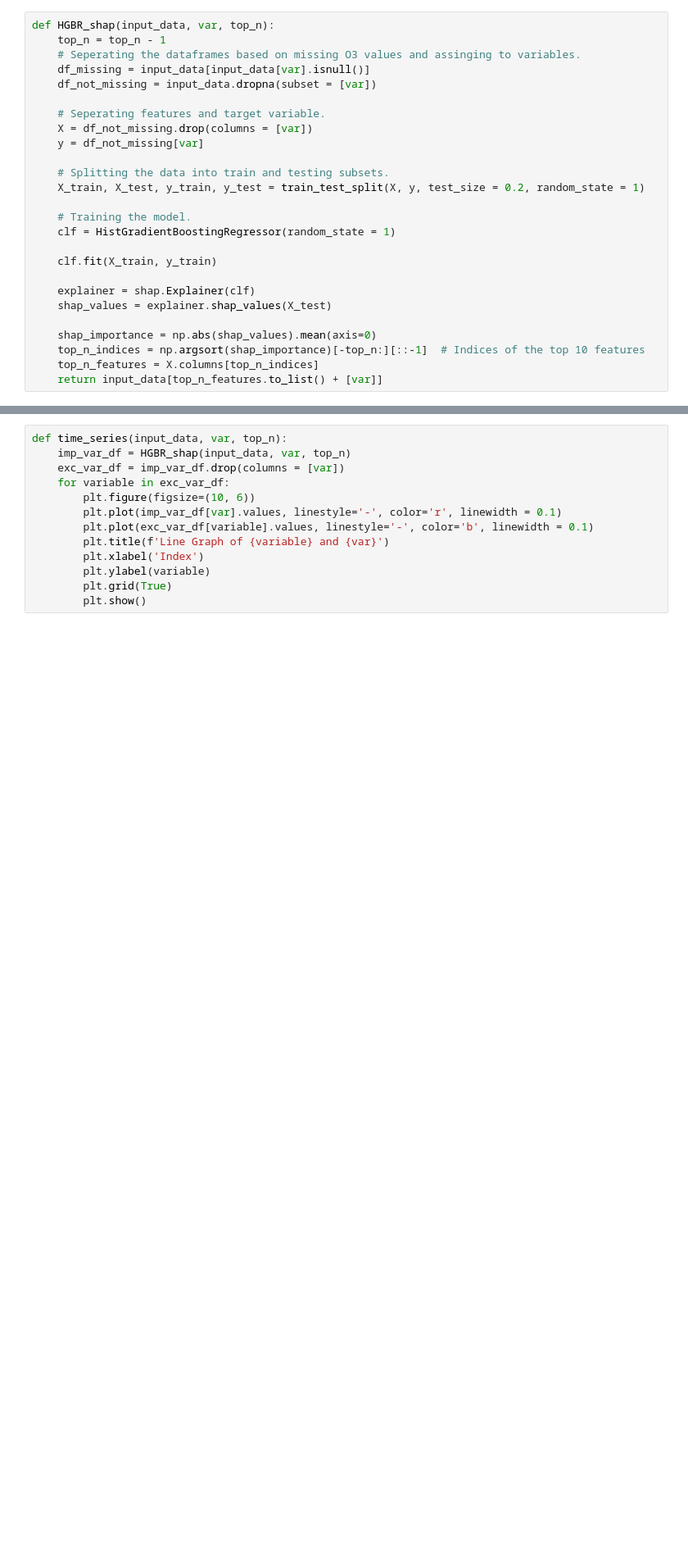
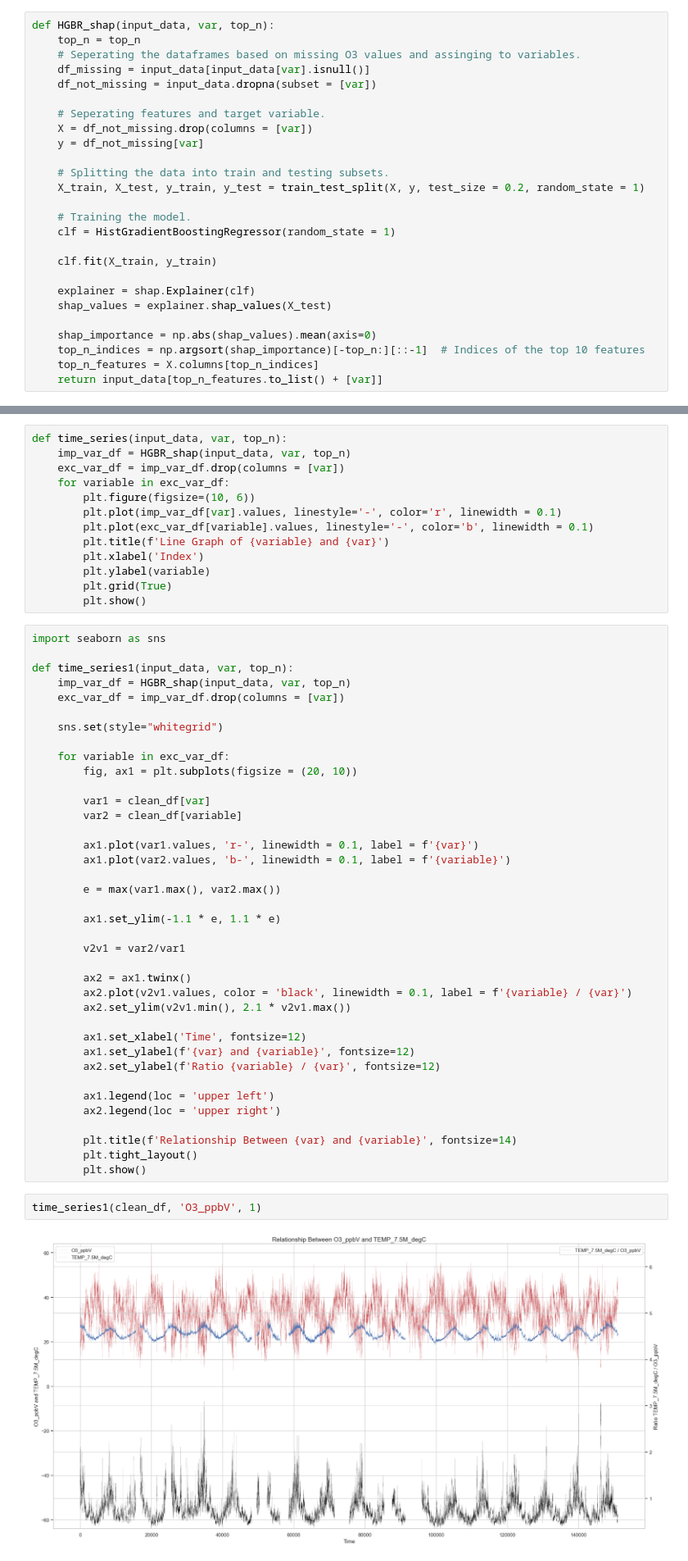
Before and after one commit to Callummmmmmm/ML-Project, a Jupyter notebook: Code/ml_model_test.ipynb, the cells around one changed output, grey strips where cells are left out. Shown at 82% size. Saved outputs shown, nothing was run; the diff lists cells and outputs as text; blank space fills up the shorter version.

Commit message:
Updated Plot Function

```diff
--- a/Code/ml_model_test.ipynb
+++ b/Code/ml_model_test.ipynb
@@ -4,7 +4,7 @@ from data_clean import data
 clean_df = data()
 # %%
 def HGBR_shap(input_data, var, top_n):
-    top_n = top_n - 1
+    top_n = top_n
     # Seperating the dataframes based on missing O3 values and assinging to variables.
     df_missing = input_data[input_data[var].isnull()]
     df_not_missing = input_data.dropna(subset = [var])
@@ -132,3 +132,45 @@ def time_series(input_data, var, top_n):
         plt.ylabel(variable)
         plt.grid(True)
         plt.show()
+# %%
+import seaborn as sns
+
+def time_series1(input_data, var, top_n):
+    imp_var_df = HGBR_shap(input_data, var, top_n)
+    exc_var_df = imp_var_df.drop(columns = [var])
+
+    sns.set(style="whitegrid")
+
+    for variable in exc_var_df:
+        fig, ax1 = plt.subplots(figsize = (20, 10))
+
+        var1 = clean_df[var]
+        var2 = clean_df[variable]
+
+        ax1.plot(var1.values, 'r-', linewidth = 0.1, label = f'{var}')
+        ax1.plot(var2.values, 'b-', linewidth = 0.1, label = f'{variable}')
+
+        e = max(var1.max(), var2.max())
+
+        ax1.set_ylim(-1.1 * e, 1.1 * e)
+
+        v2v1 = var2/var1
+
+        ax2 = ax1.twinx()
+        ax2.plot(v2v1.values, color = 'black', linewidth = 0.1, label = f'{variable} / {var}')
+        ax2.set_ylim(v2v1.min(), 2.1 * v2v1.max())
+
+        ax1.set_xlabel('Time', fontsize=12)
+        ax1.set_ylabel(f'{var} and {variable}', fontsize=12)
+        ax2.set_ylabel(f'Ratio {variable} / {var}', fontsize=12)
+
+        ax1.legend(loc = 'upper left')
+        ax2.legend(loc = 'upper right')
+
+        plt.title(f'Relationship Between {var} and {variable}', fontsize=14)
+        plt.tight_layout()
+        plt.show()
+# %%
+time_series1(clean_df, 'O3_ppbV', 1)
+# %% [output]
+[figure, added]
```
Also changed, not shown: parts of 2 cells of this notebook, 4 other files.
